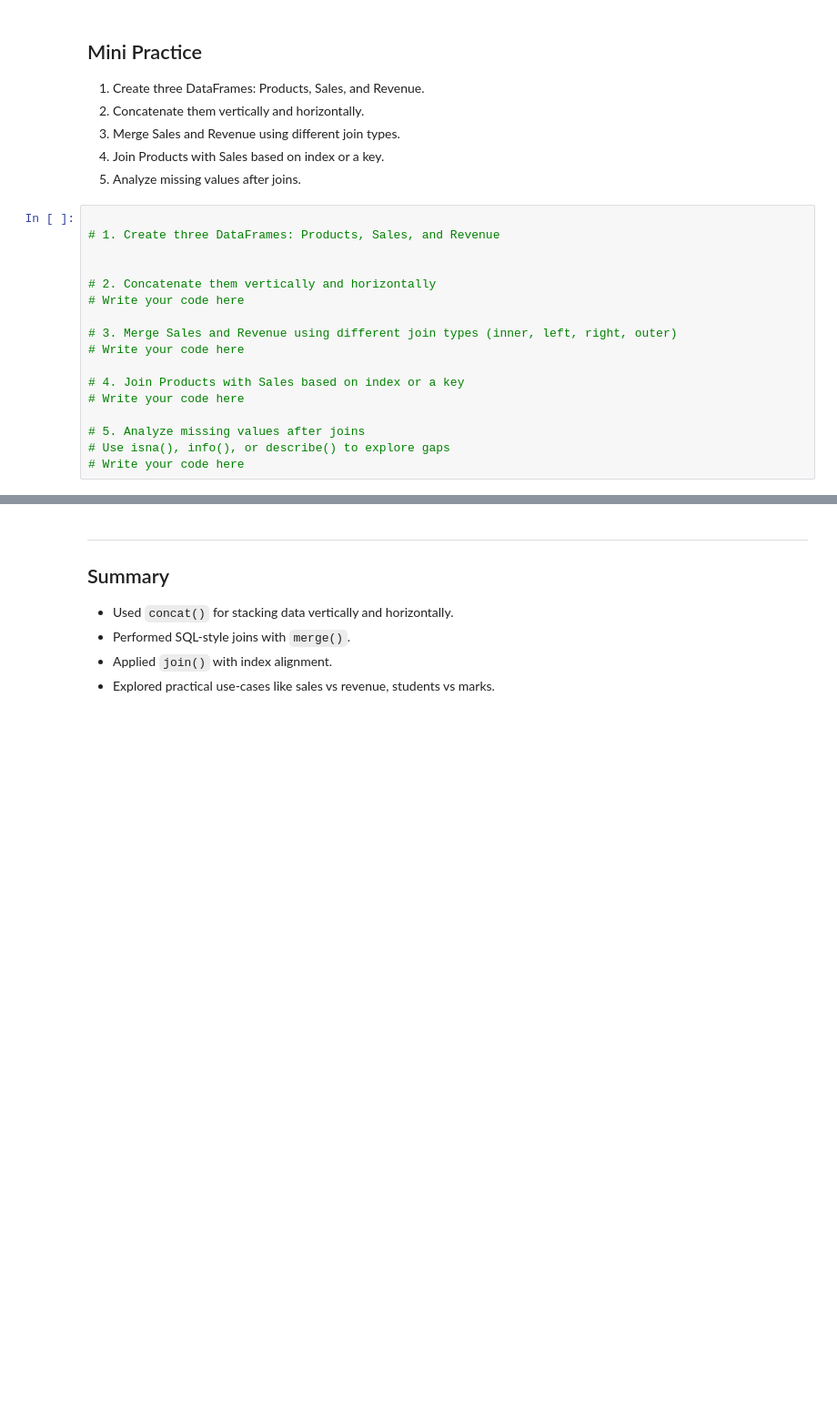
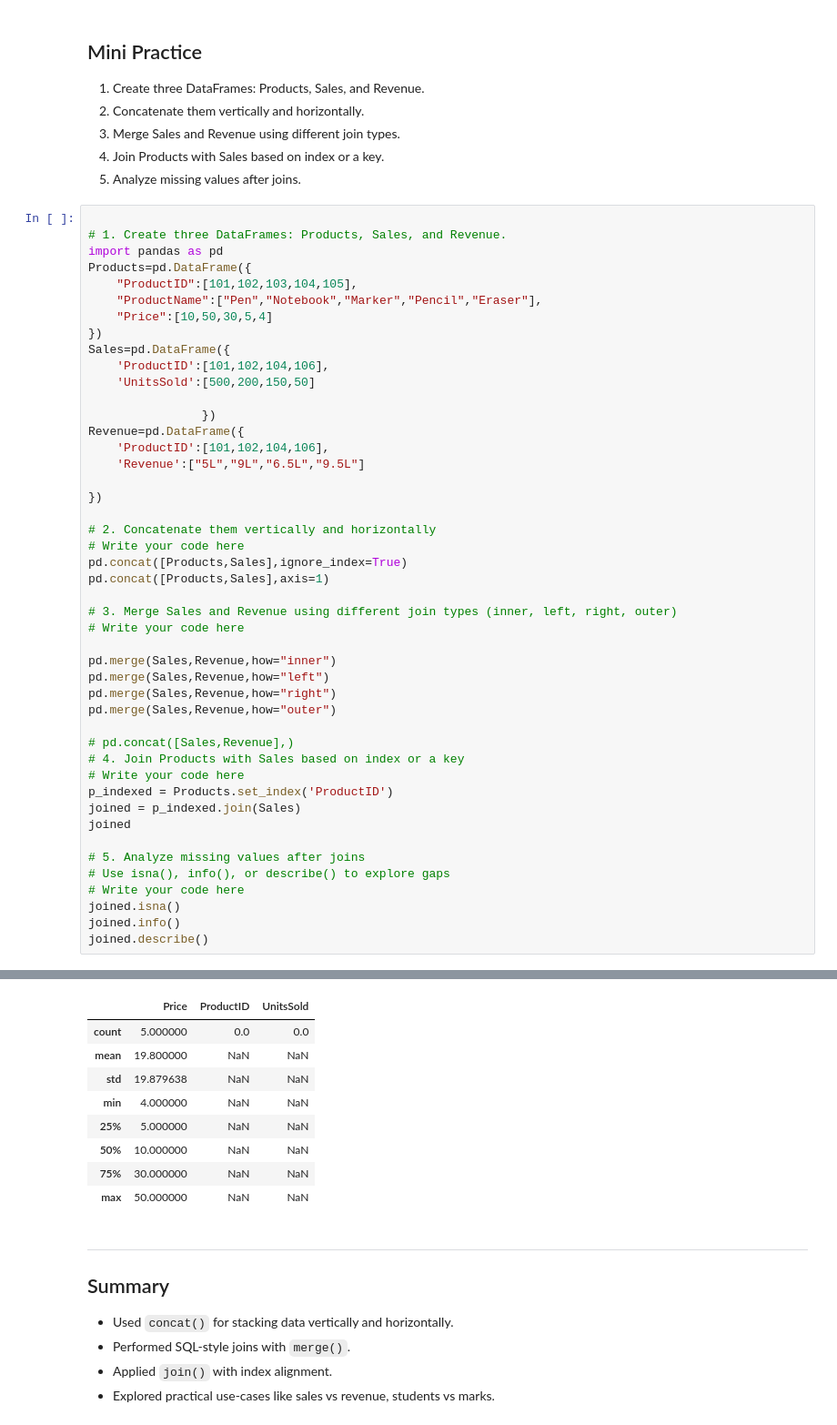
Before and after one commit to gupteshmahale04-arch/Pandas, a Jupyter notebook: Pandas_class7_.ipynb, the cells around one changed output, grey strips where cells are left out. Shown at 91% size. Saved outputs shown, nothing was run; the diff lists cells and outputs as text; blank space fills up the shorter version.

```diff
--- a/Pandas_class7_.ipynb
+++ b/Pandas_class7_.ipynb
@@ -205,18 +205,48 @@ pd.concat([Student,Records],ignore_index=True)
 5. Analyze missing values after joins.
 # %%
 
-# 1. Create three DataFrames: Products, Sales, and Revenue
+# 1. Create three DataFrames: Products, Sales, and Revenue.
+import pandas as pd
+Products=pd.DataFrame({
+    "ProductID":[101,102,103,104,105],
+    "ProductName":["Pen","Notebook","Marker","Pencil","Eraser"],
+    "Price":[10,50,30,5,4]
+})
+Sales=pd.DataFrame({
+    'ProductID':[101,102,104,106],
+    'UnitsSold':[500,200,150,50]
 
+                })
+Revenue=pd.DataFrame({
+    'ProductID':[101,102,104,106],
+    'Revenue':["5L","9L","6.5L","9.5L"]
+
+})
 
 # 2. Concatenate them vertically and horizontally
 # Write your code here
+pd.concat([Products,Sales],ignore_index=True)
+pd.concat([Products,Sales],axis=1)
 
 # 3. Merge Sales and Revenue using different join types (inner, left, right, outer)
 # Write your code here
 
+pd.merge(Sales,Revenue,how="inner")
+pd.merge(Sales,Revenue,how="left")
+pd.merge(Sales,Revenue,how="right")
+pd.merge(Sales,Revenue,how="outer")
+
+# pd.concat([Sales,Revenue],)
 # 4. Join Products with Sales based on index or a key
 # Write your code here
+p_indexed = Products.set_index('ProductID')
+joined = p_indexed.join(Sales)
+joined
 
 # 5. Analyze missing values after joins
 # Use isna(), info(), or describe() to explore gaps
 # Write your code here
+joined.isna()
+joined.info()
+joined.describe()
+# %% [output]
@@ -223,3 +264,12 @@ pd.concat([Student,Records],ignore_index=True)
+|  | Price | ProductID | UnitsSold |
+| count | 5.000000 | 0.0 | 0.0 |
+| mean | 19.800000 | NaN | NaN |
+| std | 19.879638 | NaN | NaN |
+| min | 4.000000 | NaN | NaN |
+| 25% | 5.000000 | NaN | NaN |
+| 50% | 10.000000 | NaN | NaN |
+| 75% | 30.000000 | NaN | NaN |
+| max | 50.000000 | NaN | NaN |
 # %% [markdown]
 ---
 ## Summary
```
Also changed, not shown: parts of 1 cell of this notebook.
